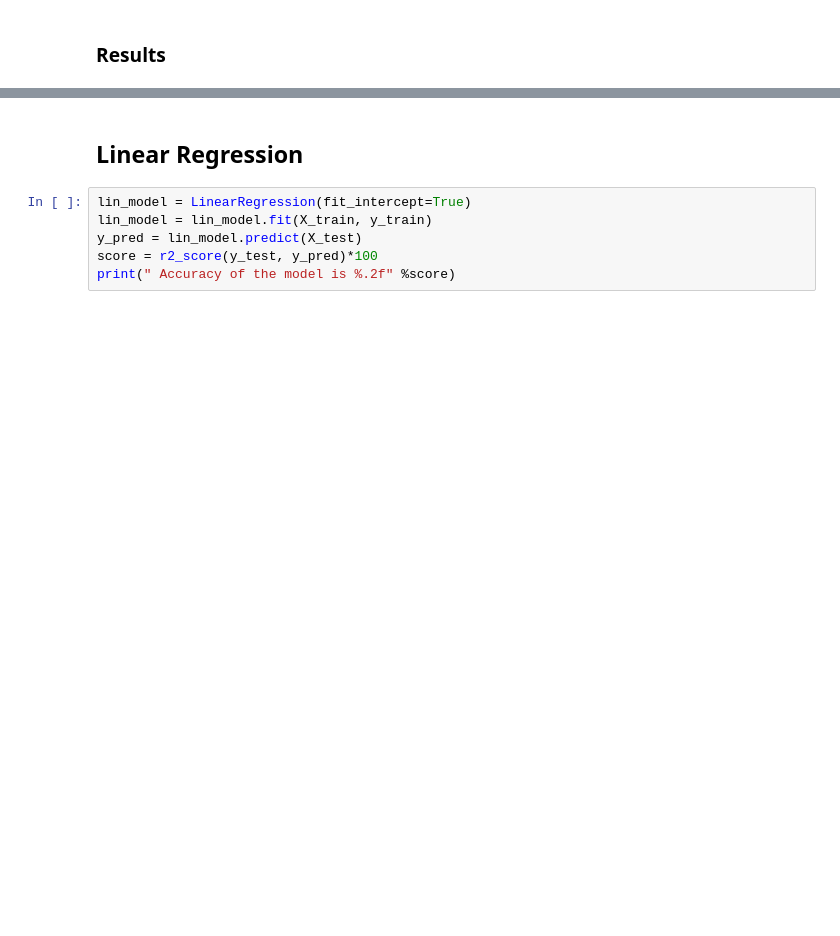
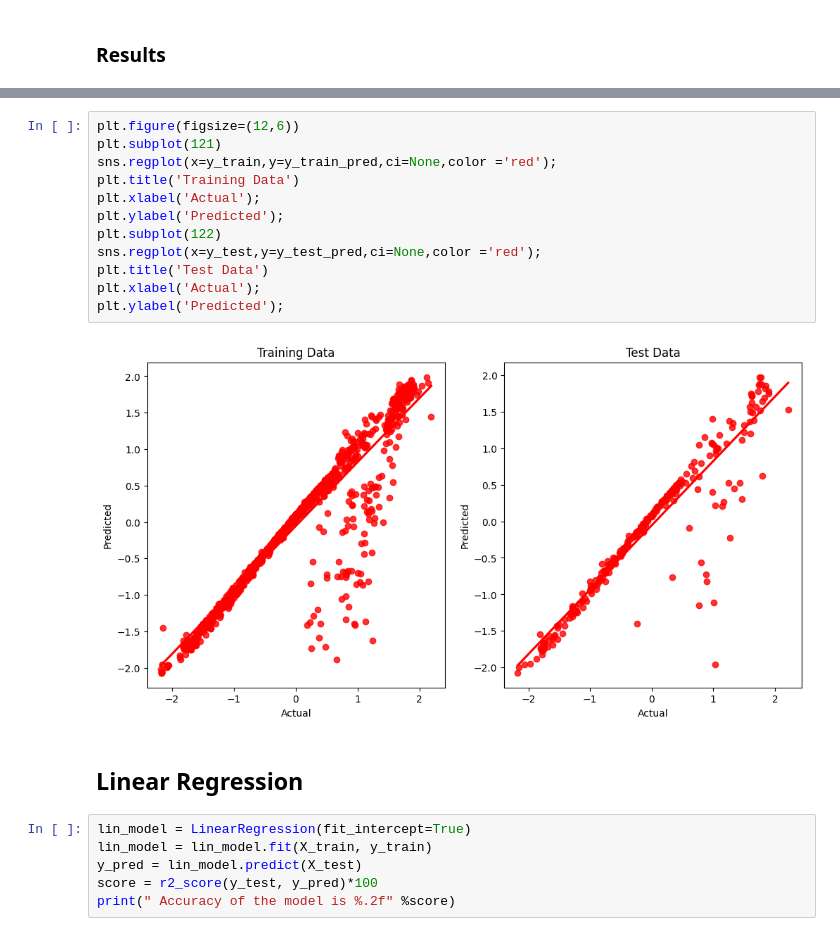
Before and after one commit to jadhavgaurav/Insurance-premium-prediction-using-Regression, a Jupyter notebook: 2. MODEL TRAINING.ipynb, the cells around one changed output, grey strips where cells are left out. Drawn from its saved outputs; the diff is of its cells as text; blank space fills up the shorter version.

```diff
--- a/2. MODEL TRAINING.ipynb
+++ b/2. MODEL TRAINING.ipynb
@@ -279,3 +289,17 @@ model_r2_df
+# %%
+plt.figure(figsize=(12,6))
+plt.subplot(121)
+sns.regplot(x=y_train,y=y_train_pred,ci=None,color ='red');
+plt.title('Training Data')
+plt.xlabel('Actual');
+plt.ylabel('Predicted');
+plt.subplot(122)
+sns.regplot(x=y_test,y=y_test_pred,ci=None,color ='red');
+plt.title('Test Data')
+plt.xlabel('Actual');
+plt.ylabel('Predicted');
+# %% [output]
+[figure, added]
 # %% [markdown]
 ## Linear Regression
 # %%
```
Also changed, not shown: parts of 18 cells of this notebook, 4 other files.
